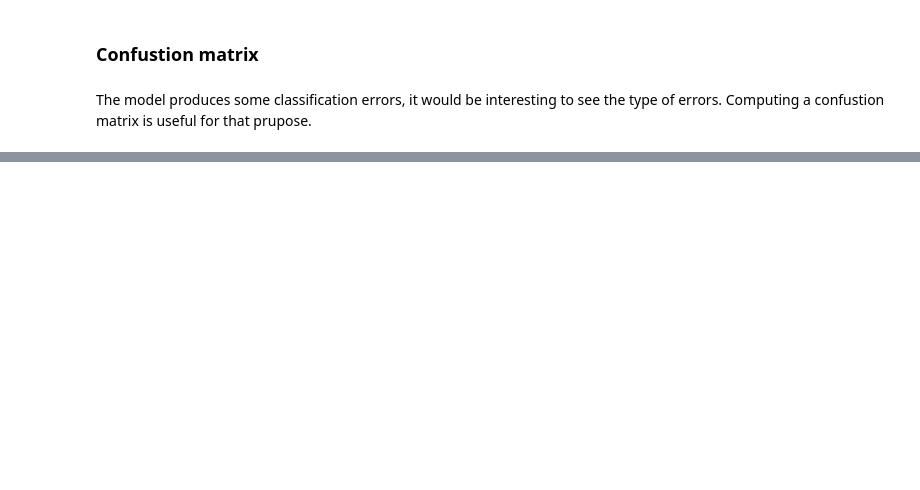
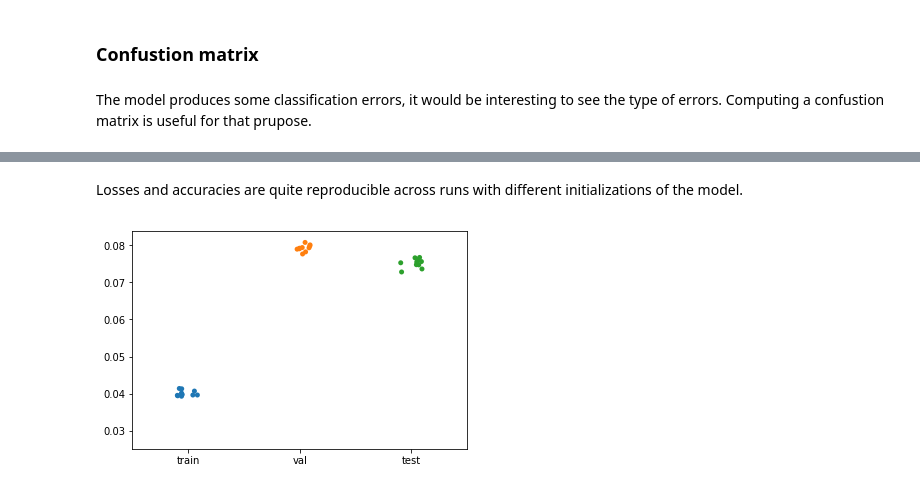
Before and after one commit to gjbex/training-material, a Jupyter notebook: Python/Keras/mnist.ipynb, the cells around one changed output, grey strips where cells are left out. Cells and saved outputs as stored; diff of their text form; code cells hidden in the pictures; blank space fills up the shorter version.

```diff
--- a/Python/Keras/mnist.ipynb
+++ b/Python/Keras/mnist.ipynb
@@ -363,0 +409,25 @@ From the confusion matrix, it is clear that, e.g., 2 and 7 get confused, as well
+# %%
+np.random.seed(1234)
+names = ('train', 'val', 'test')
+inputs = (x_train, x_val, x_test)
+outputs = (y_train, y_val, y_test)
+losses = dict()
+accuracies = dict()
+for name in names:
+    losses[name] = []
+    accuracies[name] = []
+for _ in range(10):
+    mod = Sequential()
+    mod.add(Dense(512, activation='relu', input_shape=(784,)))
+    mod.add(Dropout(0.2))
+    mod.add(Dense(512, activation='relu'))
+    mod.add(Dropout(0.2))
+    mod.add(Dense(10, activation='softmax'))
+    mod.compile(loss='categorical_crossentropy', optimizer=SGD(),
+                metrics=['accuracy'])
+    _ = mod.fit(x_train, y_train, batch_size=128, epochs=100,
+                verbose=0, validation_data=(x_val, y_val))
+    for name, input, output in zip(names, inputs, outputs):
+        loss, accuracy = mod.evaluate(input, output)
+        losses[name].append(loss)
+        accuracies[name].append(accuracy)
@@ -363,0 +469,6 @@ From the confusion matrix, it is clear that, e.g., 2 and 7 get confused, as well
+# %% [markdown]
+Losses and accuracies are quite reproducible across runs with different initializations of the model.
+# %%
+sns.stripplot(data=pd.DataFrame(losses), jitter=0.1);
+# %% [output]
+[figure, added]
```
Also changed, not shown: parts of 25 cells of this notebook.
